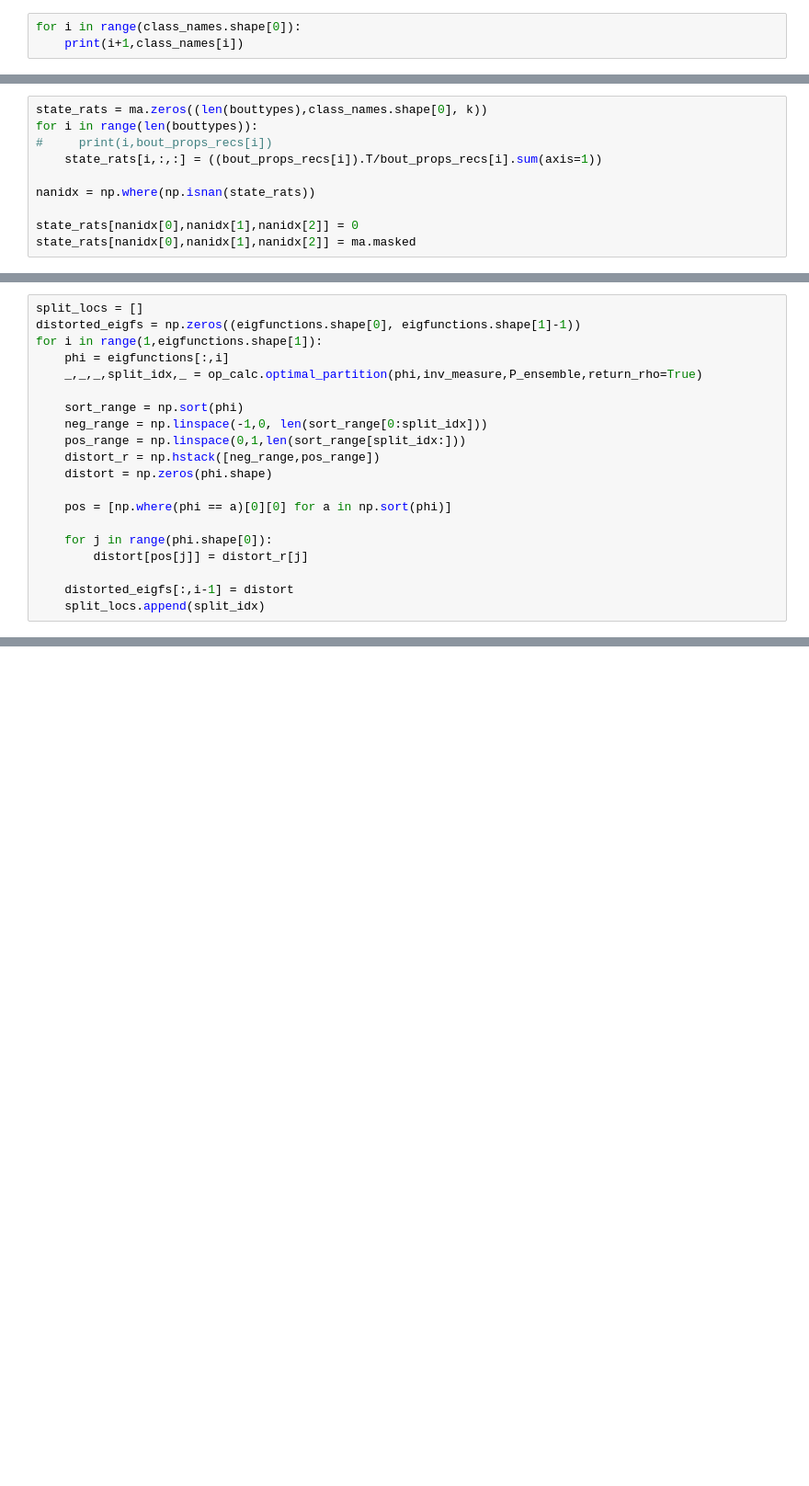
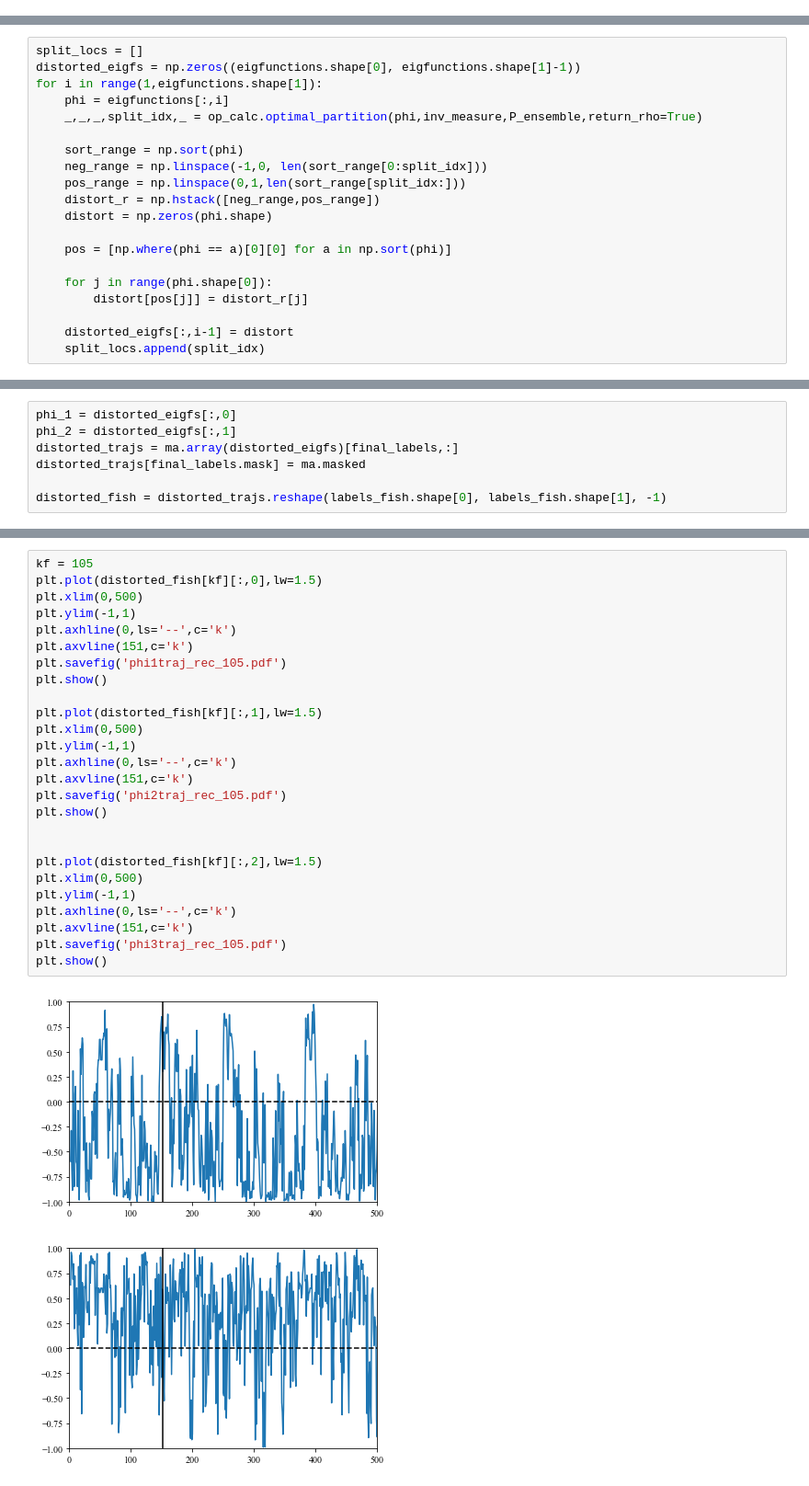
Before and after one commit to GautamSridhar/Markov_Fish, a Jupyter notebook: FigS2.ipynb, the cells around one changed output, grey strips where cells are left out. Shown at 92% size. Drawn from its saved outputs; the diff is of its cells as text; blank space fills up the shorter version.

```diff
--- a/FigS2.ipynb
+++ b/FigS2.ipynb
@@ -286,3 +142,0 @@ class_names = np.load(path_to_filtered_data + '/classnames_jm.npy')
-# %%
-for i in range(class_names.shape[0]):
-    print(i+1,class_names[i])
@@ -504,10 +142,0 @@ for ms in np.unique(cluster_traj.compressed()):
-# %%
-state_rats = ma.zeros((len(bouttypes),class_names.shape[0], k))
-for i in range(len(bouttypes)):
-#     print(i,bout_props_recs[i])
-    state_rats[i,:,:] = ((bout_props_recs[i]).T/bout_props_recs[i].sum(axis=1))
-
-nanidx = np.where(np.isnan(state_rats))
-
-state_rats[nanidx[0],nanidx[1],nanidx[2]] = 0
-state_rats[nanidx[0],nanidx[1],nanidx[2]] = ma.masked
@@ -1062,0 +163,7 @@ print(np.corrcoef(phi_1,ibi_labels))
+# %%
+phi_1 = distorted_eigfs[:,0]
+phi_2 = distorted_eigfs[:,1]
+distorted_trajs = ma.array(distorted_eigfs)[final_labels,:]
+distorted_trajs[final_labels.mask] = ma.masked
+
+distorted_fish = distorted_trajs.reshape(labels_fish.shape[0], labels_fish.shape[1], -1)
@@ -1062,0 +225,29 @@ print(np.corrcoef(phi_1,ibi_labels))
+# %%
+kf = 105
+plt.plot(distorted_fish[kf][:,0],lw=1.5)
+plt.xlim(0,500)
+plt.ylim(-1,1)
+plt.axhline(0,ls='--',c='k')
+plt.axvline(151,c='k')
+plt.savefig('phi1traj_rec_105.pdf')
+plt.show()
+
+plt.plot(distorted_fish[kf][:,1],lw=1.5)
+plt.xlim(0,500)
+plt.ylim(-1,1)
+plt.axhline(0,ls='--',c='k')
+plt.axvline(151,c='k')
+plt.savefig('phi2traj_rec_105.pdf')
+plt.show()
+
+
+plt.plot(distorted_fish[kf][:,2],lw=1.5)
+plt.xlim(0,500)
+plt.ylim(-1,1)
+plt.axhline(0,ls='--',c='k')
+plt.axvline(151,c='k')
+plt.savefig('phi3traj_rec_105.pdf')
+plt.show()
+# %% [output]
+[figure, added]
+[figure, added]
```
Also changed, not shown: parts of 111 cells of this notebook, 49 other files.
